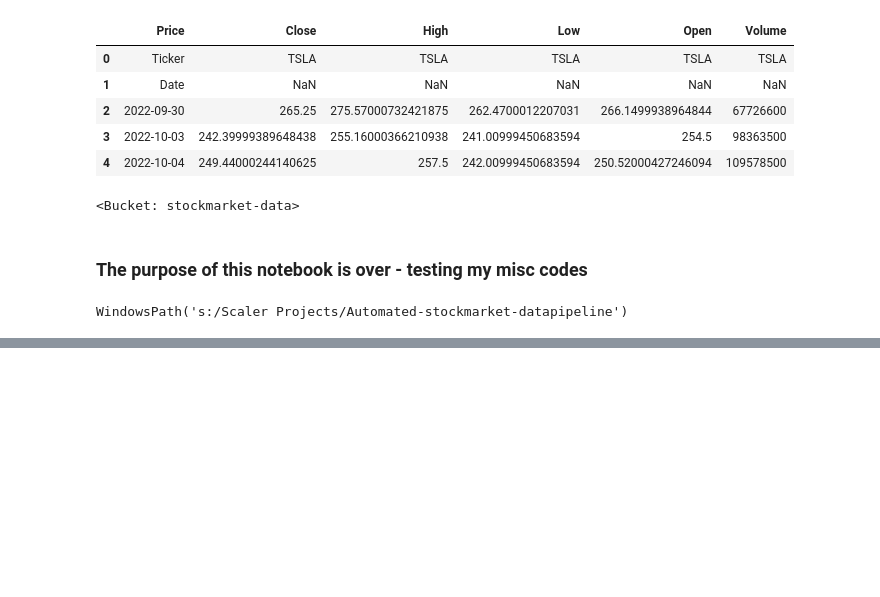
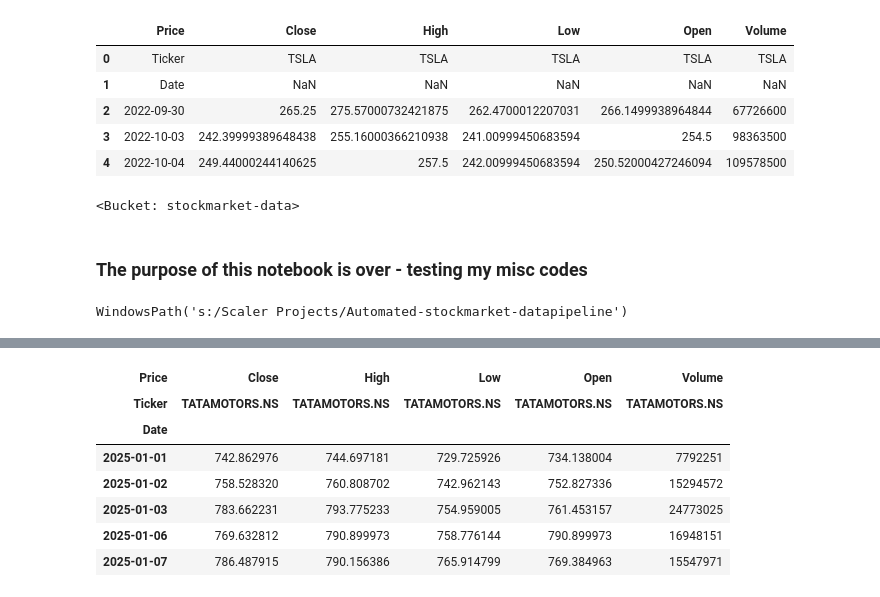
Before and after one commit to sayed-ashfaq/Automated-stockmarket-datapipeline, a Jupyter notebook: notebooks/data_collection.ipynb, the cells around one changed output, grey strips where cells are left out. Cells and saved outputs as stored; diff of their text form; code cells hidden in the pictures; blank space fills up the shorter version.

```diff
--- a/notebooks/data_collection.ipynb
+++ b/notebooks/data_collection.ipynb
@@ -117,0 +208,12 @@ WindowsPath('s:/Scaler Projects/Automated-stockmarket-datapipeline')
+# %%
+dfc= df.copy(deep= True)
+dfc.head()
+# %% [output]
+| Price | Close | High | Low | Open | Volume |
+| Ticker | TATAMOTORS.NS | TATAMOTORS.NS | TATAMOTORS.NS | TATAMOTORS.NS | TATAMOTORS.NS |
+| Date |  |  |  |  |  |
+| 2025-01-01 | 742.862976 | 744.697181 | 729.725926 | 734.138004 | 7792251 |
+| 2025-01-02 | 758.528320 | 760.808702 | 742.962143 | 752.827336 | 15294572 |
+| 2025-01-03 | 783.662231 | 793.775233 | 754.959005 | 761.453157 | 24773025 |
+| 2025-01-06 | 769.632812 | 790.899973 | 758.776144 | 790.899973 | 16948151 |
+| 2025-01-07 | 786.487915 | 790.156386 | 765.914799 | 769.384963 | 15547971 |
```
Also changed, not shown: parts of 12 cells of this notebook.
